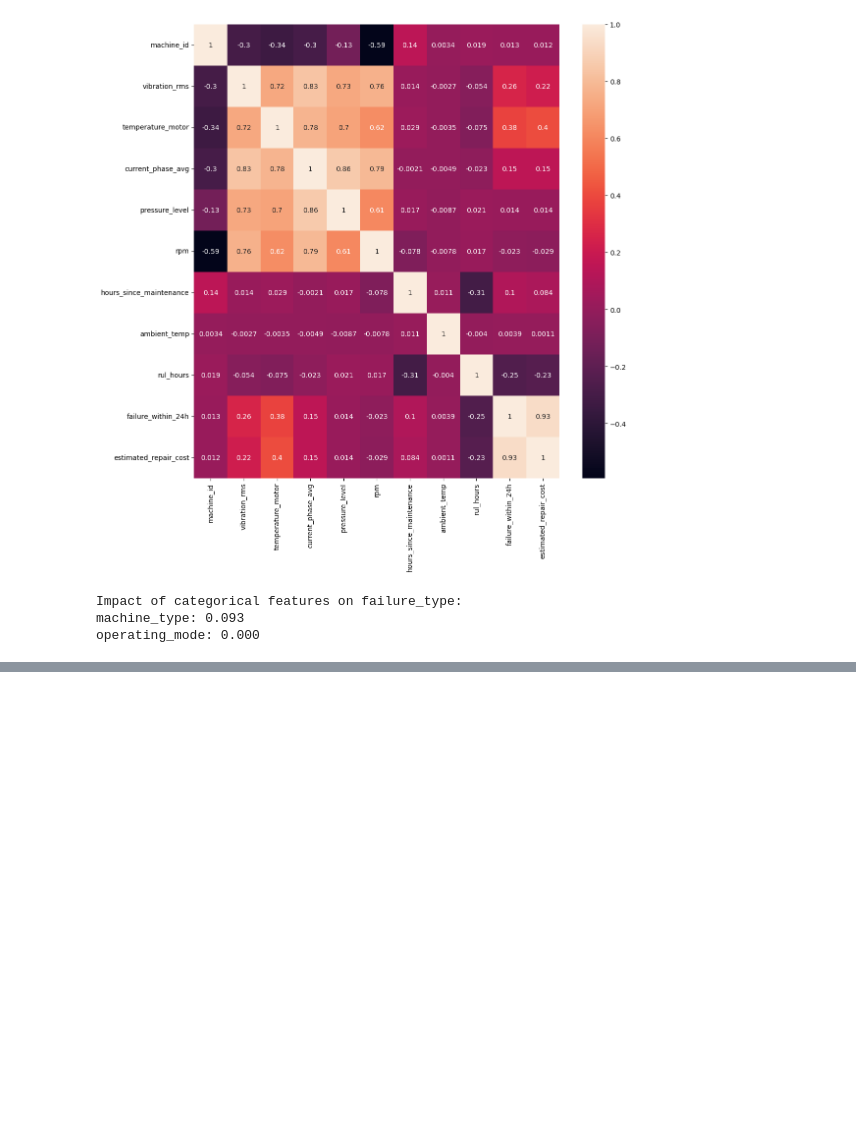
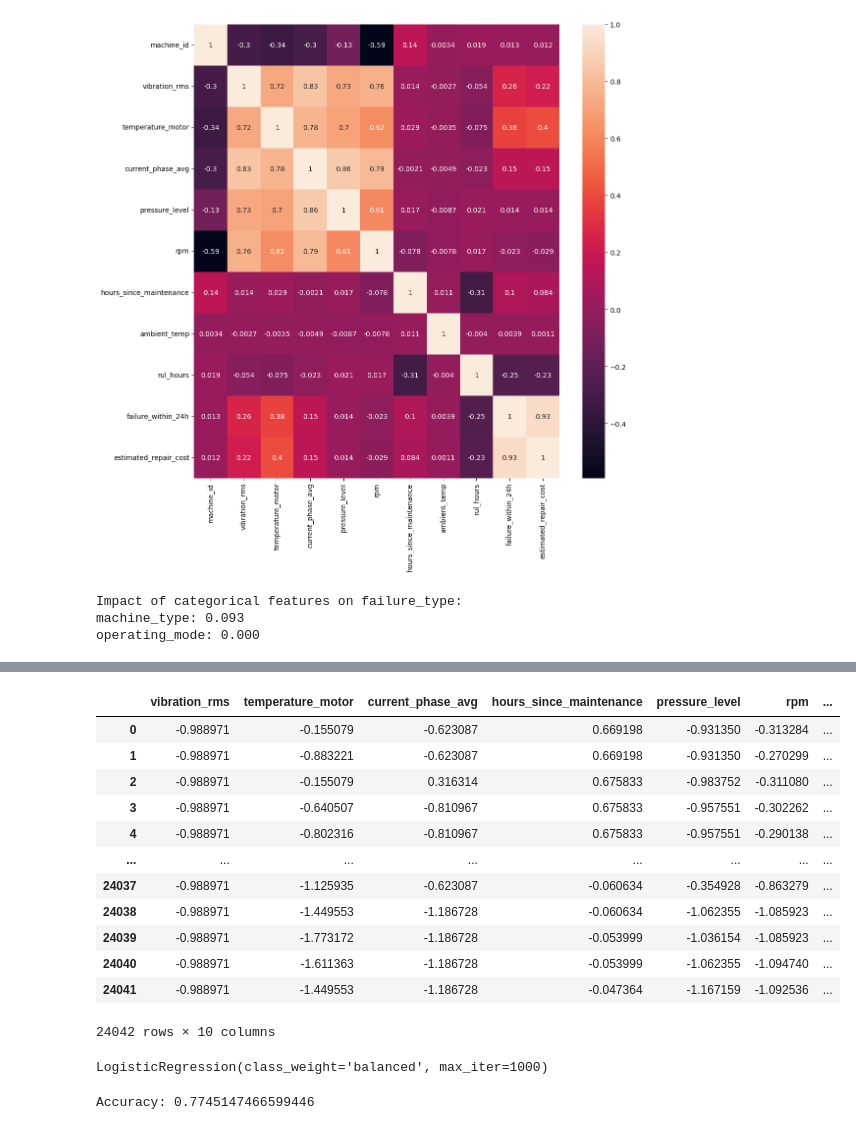
Before and after one commit to Lakshya-Vardhan/Sensor-Based-Predictive-Maintanence, a Jupyter notebook: pdm.ipynb, the cells around one changed output, grey strips where cells are left out. Cells and saved outputs as stored; diff of their text form; code cells hidden in the pictures; blank space fills up the shorter version.

Commit message:
created a LOR, RF & XGB model

```diff
--- a/pdm.ipynb
+++ b/pdm.ipynb
@@ -177,3 +173,13 @@ for f, val in results.items():
 Impact of categorical features on failure_type:
 machine_type: 0.093
 operating_mode: 0.000
+# %%
+# vibration_rms # temperature_motor # current_phase_avg # hours_since_maintenance# pressure_level # machine_type # machine_id
+featuresX = df[['machine_type', 'vibration_rms', 'temperature_motor', 'current_phase_avg', 'hours_since_maintenance', 'pressure_level', 'rpm']]
+y_hrs = df['failure_within_24h']
+y_typeFailure = df['failure_type']
+# %%
+dfEncodedX = pd.get_dummies(featuresX)
+dfEncodedX = dfEncodedX.astype(int)
+dfEncodedX_LR = dfEncodedX.copy()
+dfEncodedX.head()
@@ -179,0 +193,28 @@ operating_mode: 0.000
+# %%
+from sklearn.preprocessing import StandardScaler
+num_features = features[['vibration_rms', 'temperature_motor', 'current_phase_avg', 'hours_since_maintenance', 'pressure_level', 'rpm']]
+scaler = StandardScaler()
+dfEncodedX_LR[numerical_features] = scaler.fit_transform(dfEncodedX_LR[numerical_features])
+dfEncodedX_LR
+# %% [output]
+|  | vibration_rms | temperature_motor | current_phase_avg | hours_since_maintenance | pressure_level | rpm | ... |
+| 0 | -0.988971 | -0.155079 | -0.623087 | 0.669198 | -0.931350 | -0.313284 | ... |
+| 1 | -0.988971 | -0.883221 | -0.623087 | 0.669198 | -0.931350 | -0.270299 | ... |
+| 2 | -0.988971 | -0.155079 | 0.316314 | 0.675833 | -0.983752 | -0.311080 | ... |
+| 3 | -0.988971 | -0.640507 | -0.810967 | 0.675833 | -0.957551 | -0.302262 | ... |
+| 4 | -0.988971 | -0.802316 | -0.810967 | 0.675833 | -0.957551 | -0.290138 | ... |
+| ... | ... | ... | ... | ... | ... | ... | ... |
+| 24037 | -0.988971 | -1.125935 | -0.623087 | -0.060634 | -0.354928 | -0.863279 | ... |
+| 24038 | -0.988971 | -1.449553 | -1.186728 | -0.060634 | -1.062355 | -1.085923 | ... |
+| 24039 | -0.988971 | -1.773172 | -1.186728 | -0.053999 | -1.036154 | -1.085923 | ... |
+| 24040 | -0.988971 | -1.611363 | -1.186728 | -0.053999 | -1.062355 | -1.094740 | ... |
+| 24041 | -0.988971 | -1.449553 | -1.186728 | -0.047364 | -1.167159 | -1.092536 | ... |
+24042 rows × 10 columns
+# %%
+from sklearn.model_selection import train_test_split
+from sklearn.linear_model import LogisticRegression
+X_train, X_test, y_train, y_test = train_test_split(dfEncodedX_LR, y_typeFailure, test_size = 0.33, random_state = 42)
+model = LogisticRegression(max_iter=1000, class_weight='balanced')
+model.fit(X_train, y_train)
+# %% [output]
+LogisticRegression(class_weight='balanced', max_iter=1000)
@@ -179,0 +223,6 @@ operating_mode: 0.000
+# %%
+from sklearn.metrics import accuracy_score
+accuracy = accuracy_score(y_test, prediction)
+print("Accuracy:", accuracy)
+# %% [output]
+Accuracy: 0.7745147466599446
```
Also changed, not shown: parts of 7 cells of this notebook.
